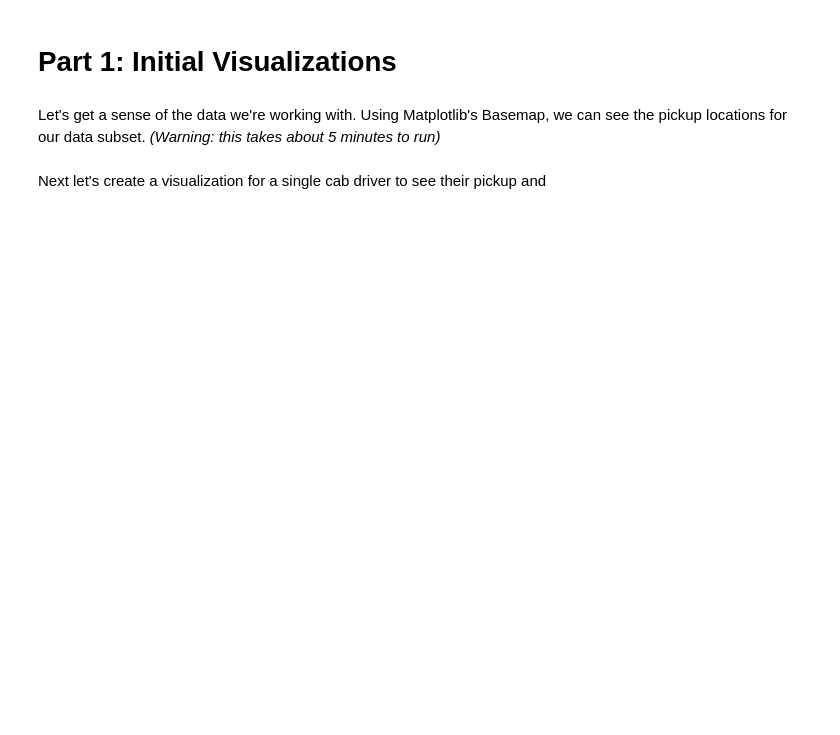
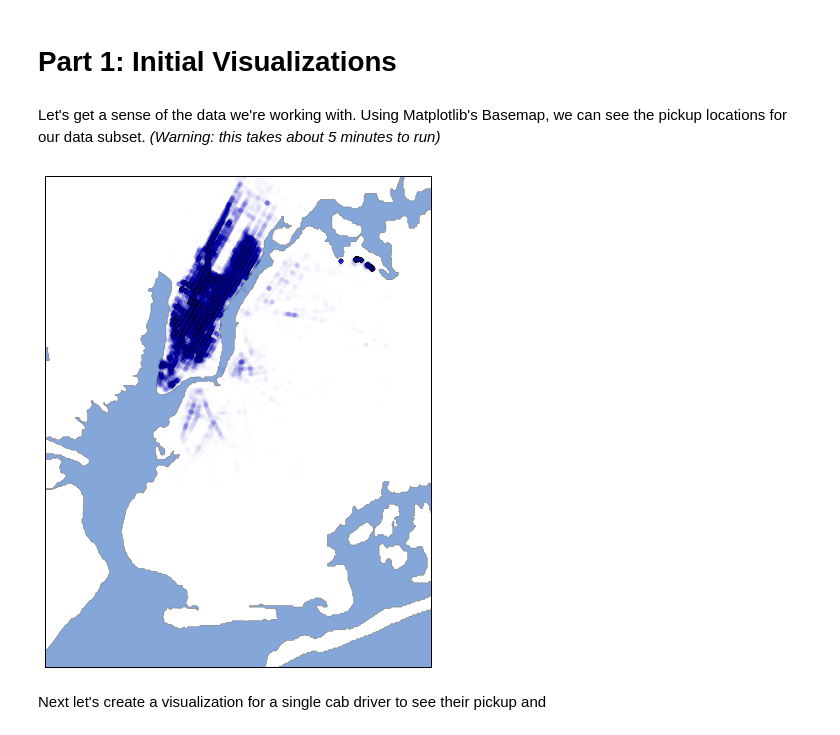
Before and after one commit to AOrlov8957/CS109FinalProject, a Jupyter notebook: data/Data Exploration - Hugh.ipynb, the cells around one changed output. Saved outputs shown, nothing was run; the diff lists cells and outputs as text; code cells hidden in the pictures; blank space fills up the shorter version.

```diff
--- a/data/Data Exploration - Hugh.ipynb
+++ b/data/Data Exploration - Hugh.ipynb
@@ -209,15 +276,15 @@ Let's get a sense of the data we're working with. Using Matplotlib's Basemap, we
 # %%
 m = Basemap(projection='merc',llcrnrlat=40.55,urcrnrlat=40.82,\
             llcrnrlon=-74.1, urcrnrlon=-73.82, lat_ts=40.5,resolution='f')
 m.drawmapboundary(fill_color='#85A6D9')
 m.drawcoastlines(color='#6D5F47', linewidth=.4)
 m.drawrivers(color='#6D5F47', linewidth=.4)
 m.fillcontinents(color='white', lake_color='#85A6D9')
 
-for x in range(1, 10000):
-    m.plot(merged2013df.pickup_longitude[x],merged2013df.pickup_latitude[x],'ro',latlon=True,ms=1,alpha=.4)
-
+m.scatter(merged2013df.pickup_longitude.values, merged2013df.pickup_latitude.values, alpha = 0.006, latlon=True, zorder=10)
 plt.show()
+# %% [output]
+[figure, added]
 # %% [markdown]
 Next let's create a visualization for a single cab driver to see their pickup and
 # %%
```
Also changed, not shown: parts of 41 cells of this notebook, 1 other file.
